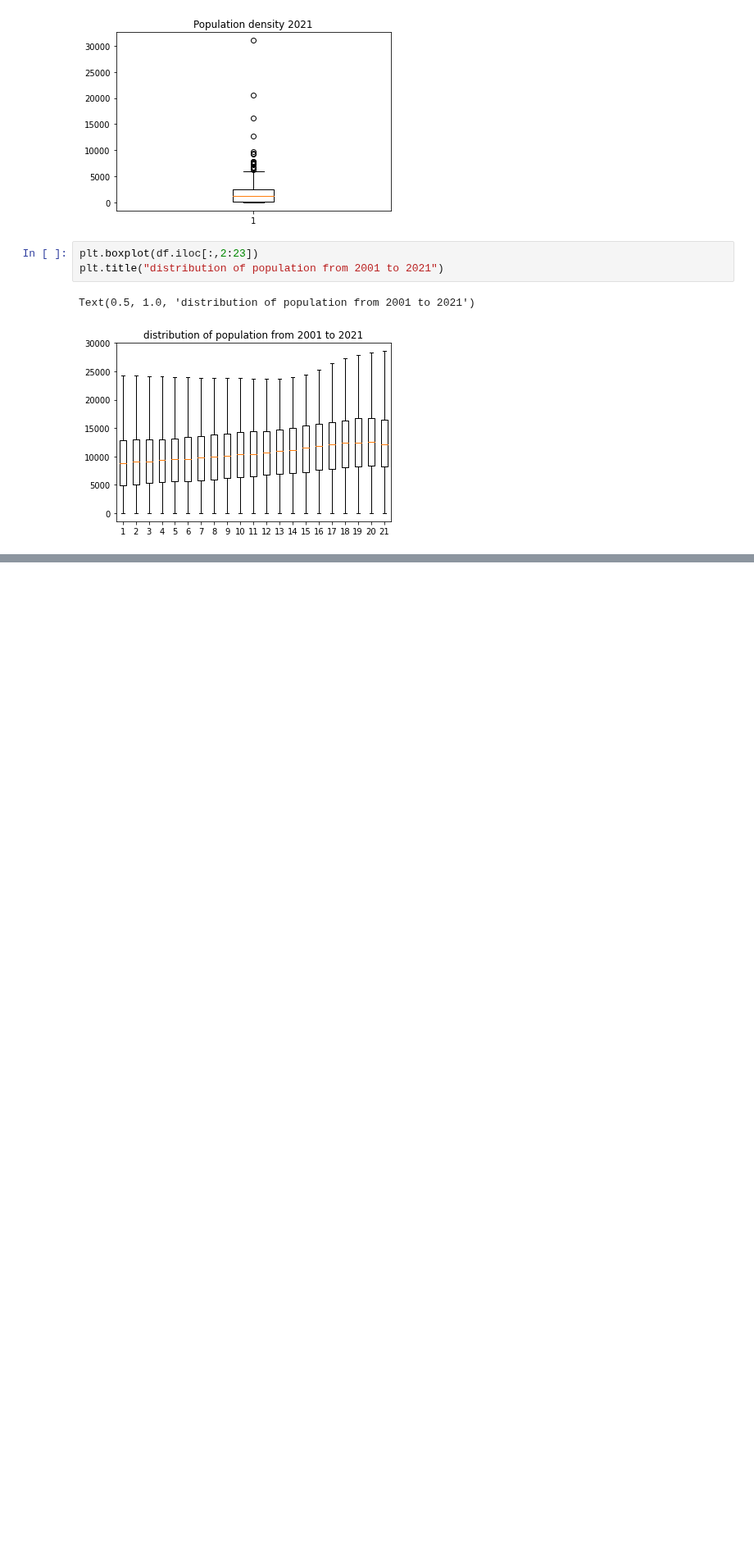
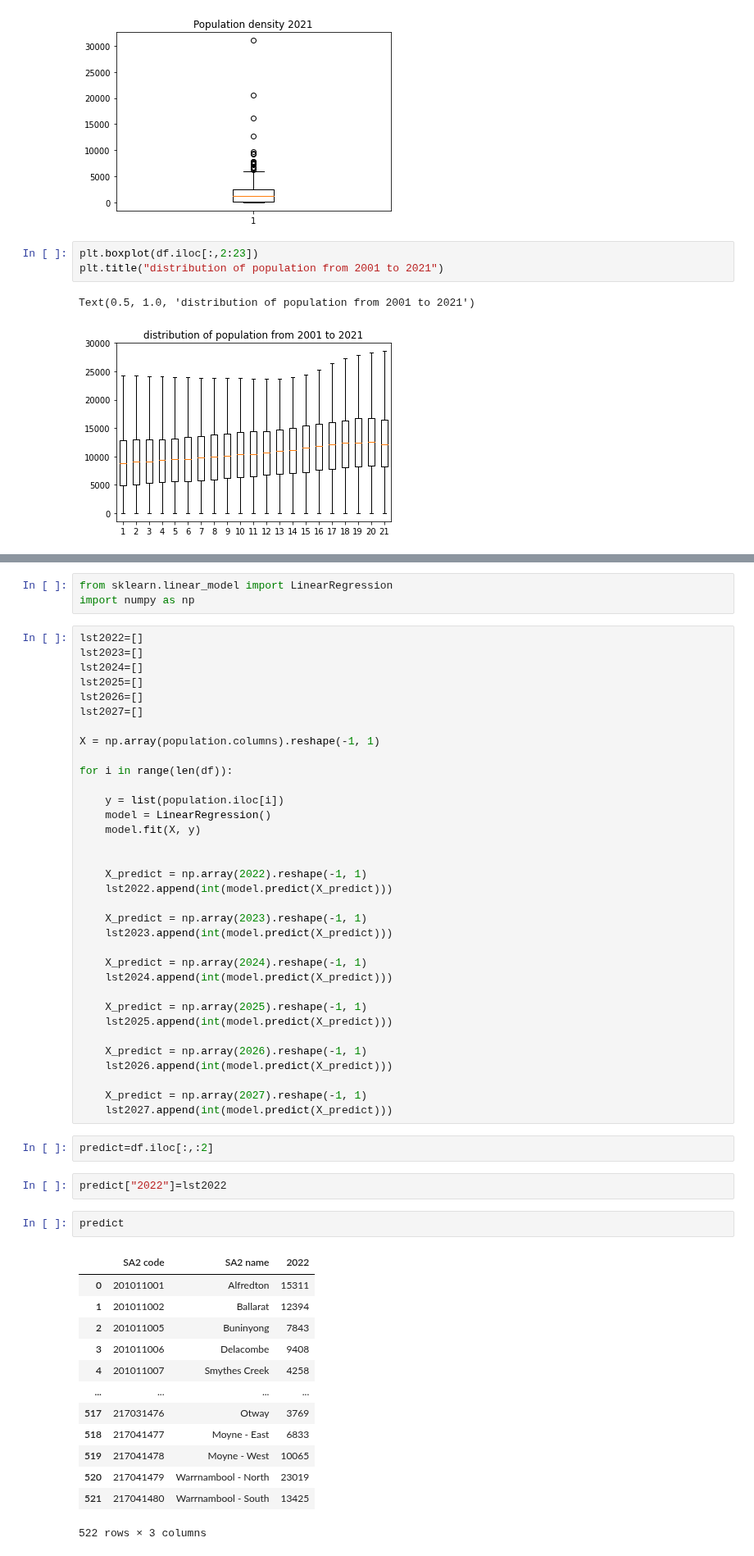
Before and after one commit to MAST30034-Applied-Data-Science/generic-real-estate-consulting-project-group-22, a Jupyter notebook: notebooks/population_analyze.ipynb, the cells around one changed output, grey strips where cells are left out. Shown at 82% size. Cells and saved outputs as stored; diff of their text form; blank space fills up the shorter version.

```diff
--- a/notebooks/population_analyze.ipynb
+++ b/notebooks/population_analyze.ipynb
@@ -110,0 +140,57 @@ for i in range(len(sample)):
+# %%
+from sklearn.linear_model import LinearRegression
+import numpy as np
+# %%
+lst2022=[]
+lst2023=[]
+lst2024=[]
+lst2025=[]
+lst2026=[]
+lst2027=[]
+
+X = np.array(population.columns).reshape(-1, 1)
+
+for i in range(len(df)):
+
+    y = list(population.iloc[i])
+    model = LinearRegression()
+    model.fit(X, y)
+
+
+    X_predict = np.array(2022).reshape(-1, 1)
+    lst2022.append(int(model.predict(X_predict)))
+
+    X_predict = np.array(2023).reshape(-1, 1)
+    lst2023.append(int(model.predict(X_predict)))
+
+    X_predict = np.array(2024).reshape(-1, 1)
+    lst2024.append(int(model.predict(X_predict)))
+
+    X_predict = np.array(2025).reshape(-1, 1)
+    lst2025.append(int(model.predict(X_predict)))
+
+    X_predict = np.array(2026).reshape(-1, 1)
+    lst2026.append(int(model.predict(X_predict)))
+
+    X_predict = np.array(2027).reshape(-1, 1)
+    lst2027.append(int(model.predict(X_predict)))
+# %%
+predict=df.iloc[:,:2]
+# %%
+predict["2022"]=lst2022
+# %%
+predict
+# %% [output]
+|  | SA2 code | SA2 name | 2022 |
+| 0 | 201011001 | Alfredton | 15311 |
+| 1 | 201011002 | Ballarat | 12394 |
+| 2 | 201011005 | Buninyong | 7843 |
+| 3 | 201011006 | Delacombe | 9408 |
+| 4 | 201011007 | Smythes Creek | 4258 |
+| ... | ... | ... | ... |
+| 517 | 217031476 | Otway | 3769 |
+| 518 | 217041477 | Moyne - East | 6833 |
+| 519 | 217041478 | Moyne - West | 10065 |
+| 520 | 217041479 | Warrnambool - North | 23019 |
+| 521 | 217041480 | Warrnambool - South | 13425 |
+522 rows × 3 columns
```
Also changed, not shown: parts of 7 cells of this notebook, 1 other file.
